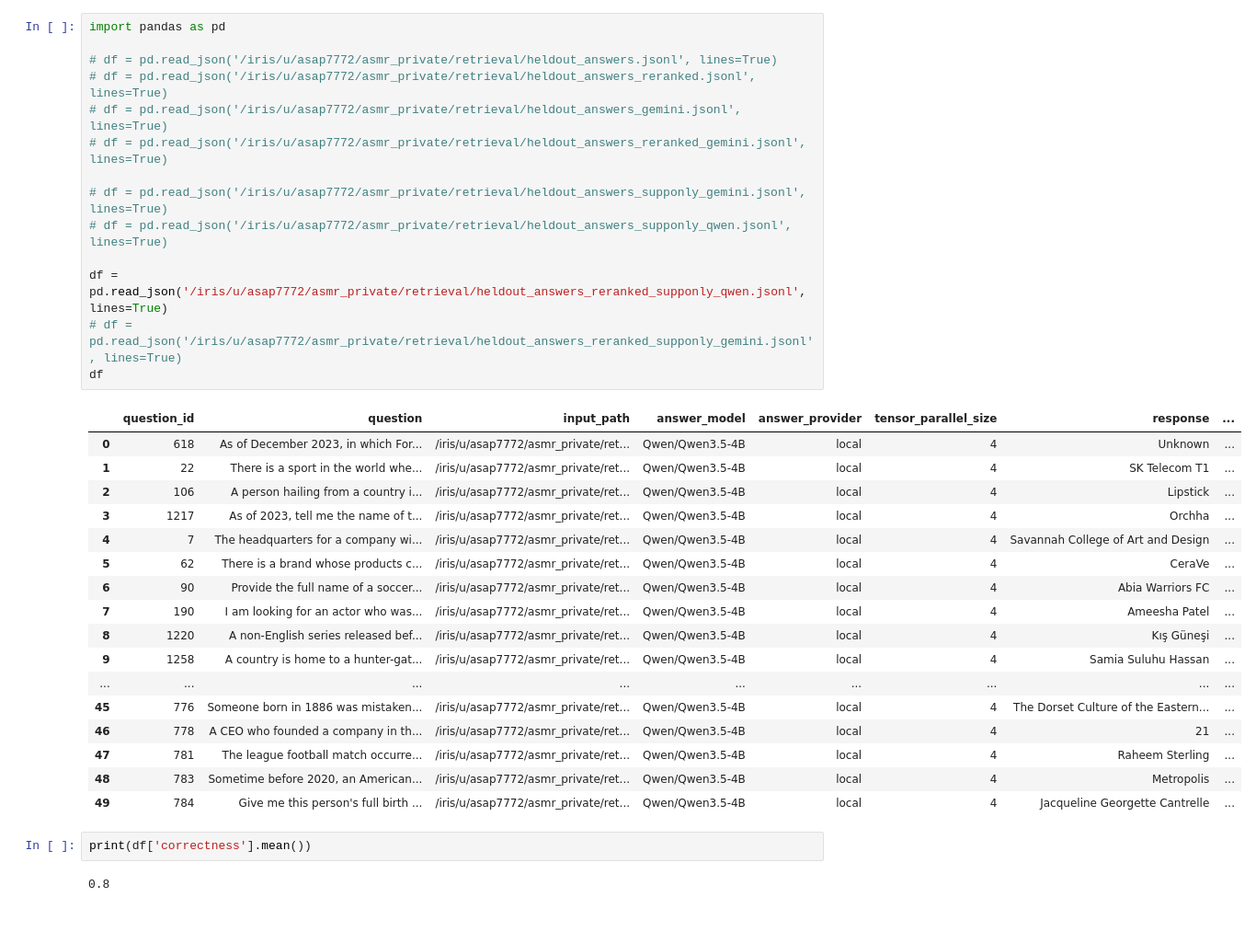
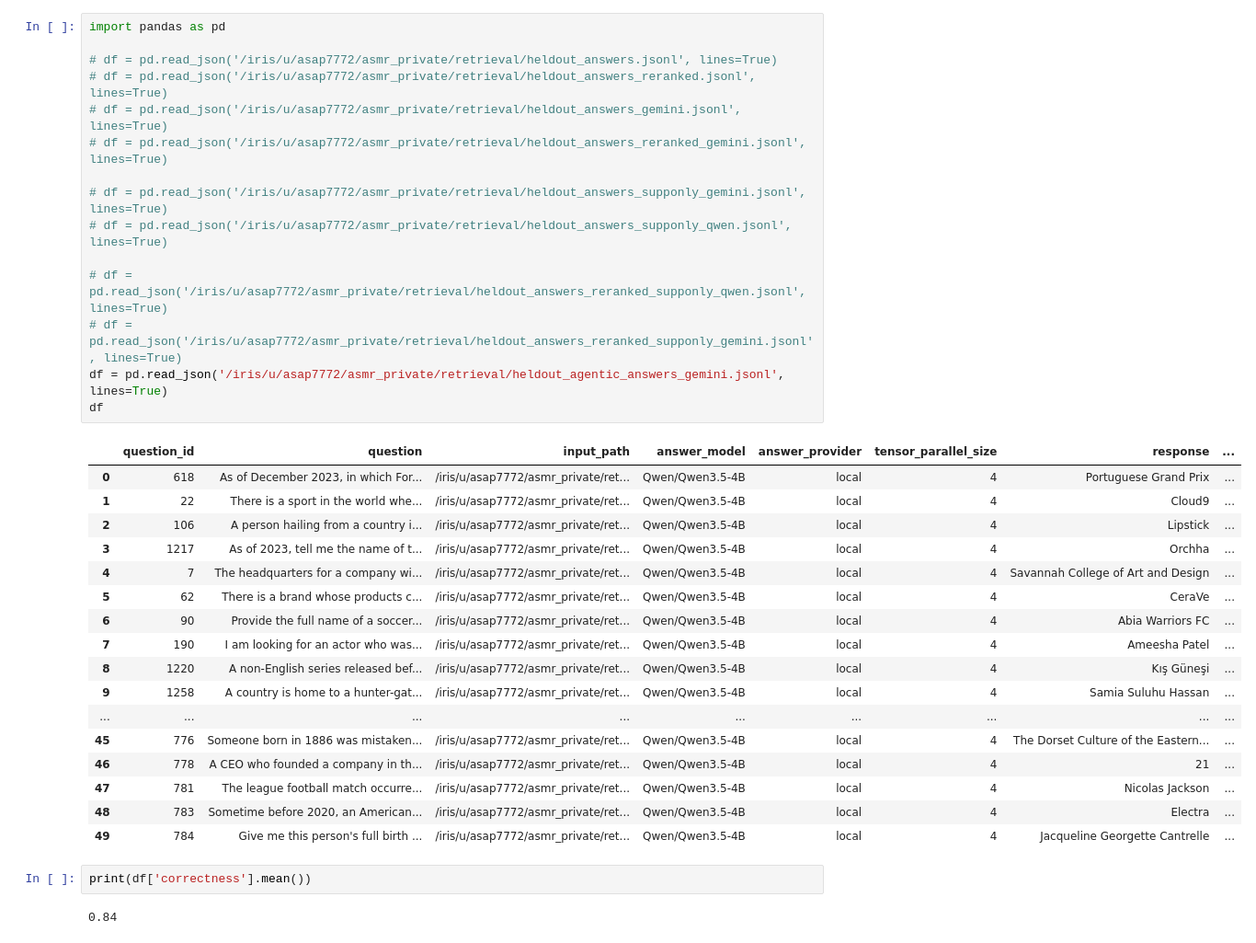
Before and after one commit to Asap7772/asmr_initial_pipeline, a Jupyter notebook: retrieval/view_success_rate.ipynb, the cells around one changed output. Shown at 92% size. Drawn from its saved outputs; the diff is of its cells as text.

```diff
--- a/retrieval/view_success_rate.ipynb
+++ b/retrieval/view_success_rate.ipynb
@@ -1,21 +1,22 @@
 # %%
 import pandas as pd
 
 # df = pd.read_json('/iris/u/asap7772/asmr_private/retrieval/heldout_answers.jsonl', lines=True)
 # df = pd.read_json('/iris/u/asap7772/asmr_private/retrieval/heldout_answers_reranked.jsonl', lines=True)
 # df = pd.read_json('/iris/u/asap7772/asmr_private/retrieval/heldout_answers_gemini.jsonl', lines=True)
 # df = pd.read_json('/iris/u/asap7772/asmr_private/retrieval/heldout_answers_reranked_gemini.jsonl', lines=True)
 
 # df = pd.read_json('/iris/u/asap7772/asmr_private/retrieval/heldout_answers_supponly_gemini.jsonl', lines=True)
 # df = pd.read_json('/iris/u/asap7772/asmr_private/retrieval/heldout_answers_supponly_qwen.jsonl', lines=True)
 
-df = pd.read_json('/iris/u/asap7772/asmr_private/retrieval/heldout_answers_reranked_supponly_qwen.jsonl', lines=True)
+# df = pd.read_json('/iris/u/asap7772/asmr_private/retrieval/heldout_answers_reranked_supponly_qwen.jsonl', lines=True)
 # df = pd.read_json('/iris/u/asap7772/asmr_private/retrieval/heldout_answers_reranked_supponly_gemini.jsonl', lines=True)
+df = pd.read_json('/iris/u/asap7772/asmr_private/retrieval/heldout_agentic_answers_gemini.jsonl', lines=True)
 df
 # %% [output]
 |  | question_id | question | input_path | answer_model | answer_provider | tensor_parallel_size | response | ... |
-| 0 | 618 | As of December 2023, in which For... | /iris/u/asap7772/asmr_private/ret... | Qwen/Qwen3.5-4B | local | 4 | Unknown | ... |
-| 1 | 22 | There is a sport in the world whe... | /iris/u/asap7772/asmr_private/ret... | Qwen/Qwen3.5-4B | local | 4 | SK Telecom T1 | ... |
+| 0 | 618 | As of December 2023, in which For... | /iris/u/asap7772/asmr_private/ret... | Qwen/Qwen3.5-4B | local | 4 | Portuguese Grand Prix | ... |
+| 1 | 22 | There is a sport in the world whe... | /iris/u/asap7772/asmr_private/ret... | Qwen/Qwen3.5-4B | local | 4 | Cloud9 | ... |
 | 2 | 106 | A person hailing from a country i... | /iris/u/asap7772/asmr_private/ret... | Qwen/Qwen3.5-4B | local | 4 | Lipstick | ... |
 | 3 | 1217 | As of 2023, tell me the name of t... | /iris/u/asap7772/asmr_private/ret... | Qwen/Qwen3.5-4B | local | 4 | Orchha | ... |
 | 4 | 7 | The headquarters for a company wi... | /iris/u/asap7772/asmr_private/ret... | Qwen/Qwen3.5-4B | local | 4 | Savannah College of Art and Design | ... |
@@ -27,10 +28,10 @@ df
 | ... | ... | ... | ... | ... | ... | ... | ... | ... |
 | 45 | 776 | Someone born in 1886 was mistaken... | /iris/u/asap7772/asmr_private/ret... | Qwen/Qwen3.5-4B | local | 4 | The Dorset Culture of the Eastern... | ... |
 | 46 | 778 | A CEO who founded a company in th... | /iris/u/asap7772/asmr_private/ret... | Qwen/Qwen3.5-4B | local | 4 | 21 | ... |
-| 47 | 781 | The league football match occurre... | /iris/u/asap7772/asmr_private/ret... | Qwen/Qwen3.5-4B | local | 4 | Raheem Sterling | ... |
-| 48 | 783 | Sometime before 2020, an American... | /iris/u/asap7772/asmr_private/ret... | Qwen/Qwen3.5-4B | local | 4 | Metropolis | ... |
+| 47 | 781 | The league football match occurre... | /iris/u/asap7772/asmr_private/ret... | Qwen/Qwen3.5-4B | local | 4 | Nicolas Jackson | ... |
+| 48 | 783 | Sometime before 2020, an American... | /iris/u/asap7772/asmr_private/ret... | Qwen/Qwen3.5-4B | local | 4 | Electra | ... |
 | 49 | 784 | Give me this person's full birth ... | /iris/u/asap7772/asmr_private/ret... | Qwen/Qwen3.5-4B | local | 4 | Jacqueline Georgette Cantrelle | ... |
 # %%
 print(df['correctness'].mean())
 # %% [output]
-0.8
+0.84
```
Also changed, not shown: 21 other files.
